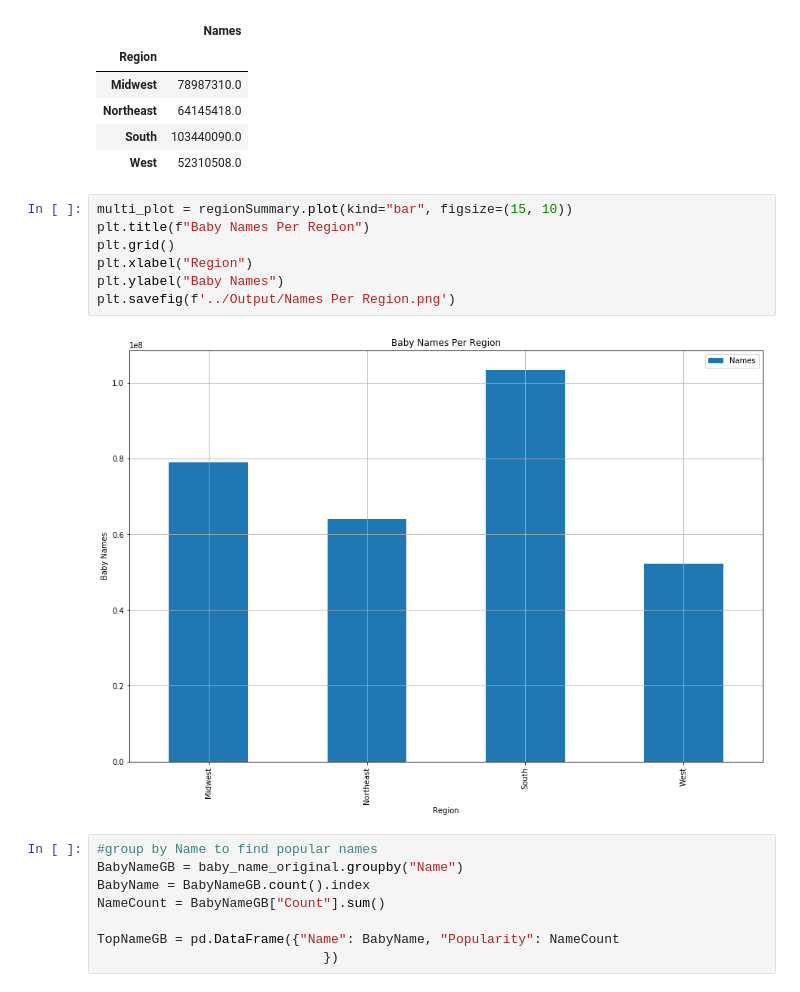
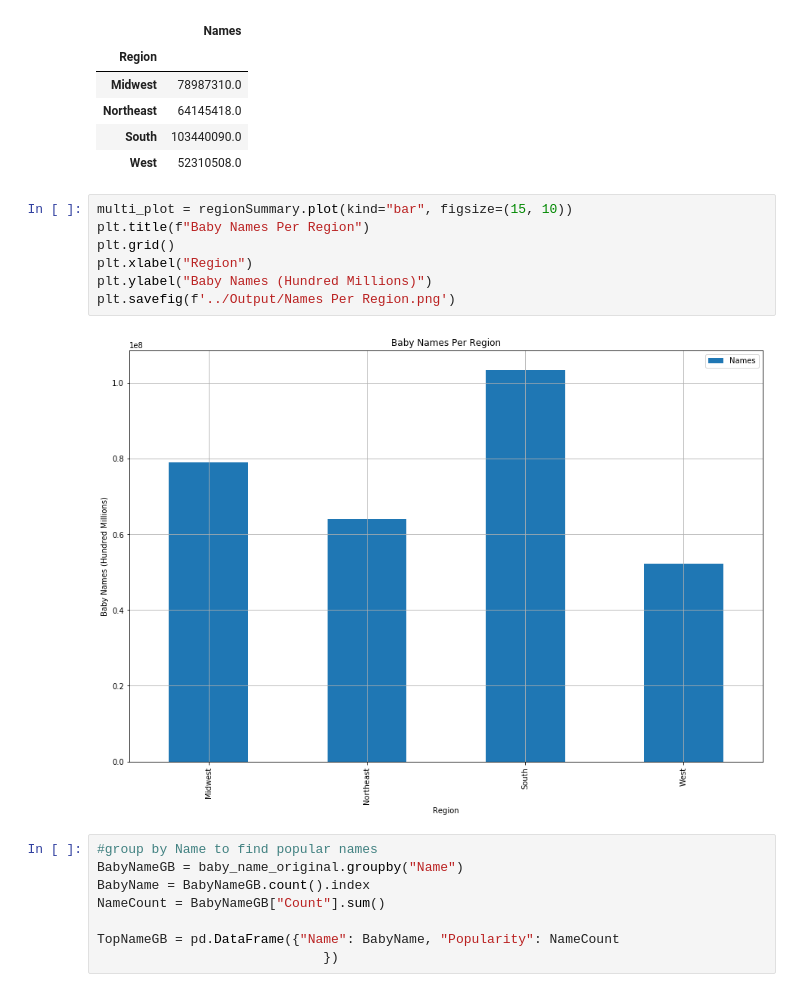
Before and after one commit to kekelee0714/BootcampProject, a Jupyter notebook: Matt/kaggleDataMatt.ipynb, the cells around one changed output. Saved outputs shown, nothing was run; the diff lists cells and outputs as text.

```diff
--- a/Matt/kaggleDataMatt.ipynb
+++ b/Matt/kaggleDataMatt.ipynb
@@ -222,12 +230,12 @@ regionSummary
 # %%
 multi_plot = regionSummary.plot(kind="bar", figsize=(15, 10))
 plt.title(f"Baby Names Per Region")
 plt.grid()
 plt.xlabel("Region")
-plt.ylabel("Baby Names")
+plt.ylabel("Baby Names (Hundred Millions)")
 plt.savefig(f'../Output/Names Per Region.png')
 # %% [output]
-[figure, old version]
+[figure, new version]
 # %%
 #group by Name to find popular names
 BabyNameGB = baby_name_original.groupby("Name")
```
Also changed, not shown: parts of 2 cells of this notebook, 3 other files.
